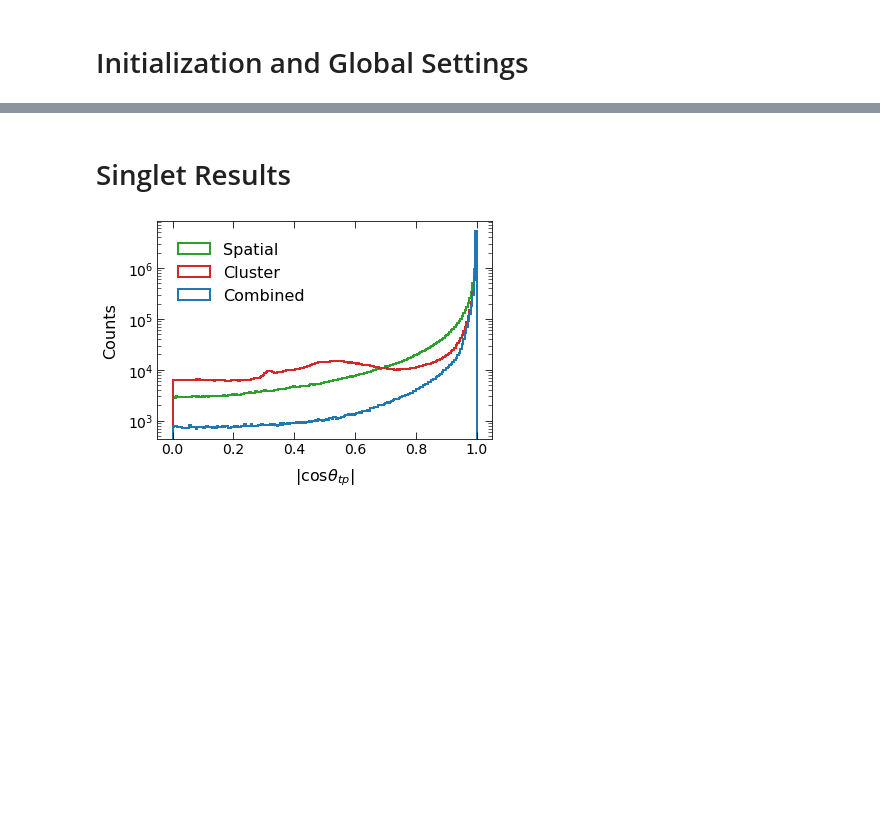
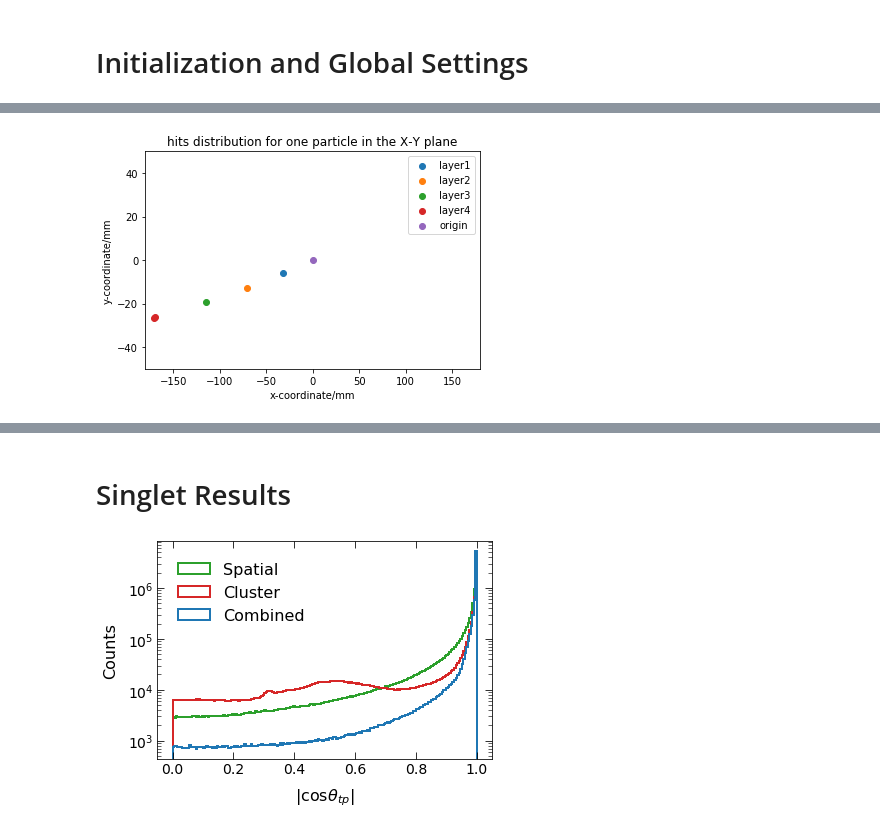
Before and after one commit to jxi24/TrackML, a Jupyter notebook: Results/result.ipynb, the cells around one changed output, grey strips where cells are left out. Saved outputs shown, nothing was run; the diff lists cells and outputs as text; code cells hidden in the pictures; blank space fills up the shorter version.

```diff
--- a/Results/result.ipynb
+++ b/Results/result.ipynb
@@ -26,0 +81,30 @@ def make_figure_axes(figsize=None):
+# %%
+particle_x_2 = np.load('sample_particle_x_2.npy')
+particle_x_4 = np.load('sample_particle_x_4.npy')
+particle_x_6 = np.load('sample_particle_x_6.npy')
+particle_x_8 = np.load('sample_particle_x_8.npy')
+
+particle_y_2 = np.load('sample_particle_y_2.npy')
+particle_y_4 = np.load('sample_particle_y_4.npy')
+particle_y_6 = np.load('sample_particle_y_6.npy')
+particle_y_8 = np.load('sample_particle_y_8.npy')
+
+particle_z_2 = np.load('sample_particle_z_2.npy')
+particle_z_4 = np.load('sample_particle_z_4.npy')
+particle_z_6 = np.load('sample_particle_z_6.npy')
+particle_z_8 = np.load('sample_particle_z_8.npy')
+# %%
+plt.scatter(particle_x_2, particle_y_2)
+plt.scatter(particle_x_4, particle_y_4)
+plt.scatter(particle_x_6, particle_y_6)
+plt.scatter(particle_x_8, particle_y_8)
+plt.scatter(0, 0)
+plt.xlim([-180, 180])
+plt.ylim([-50, 50])
+plt.xlabel('x-coordinate/mm')
+plt.ylabel('y-coordinate/mm')
+plt.legend(['layer1', 'layer2', 'layer3', 'layer4', 'origin'])
+plt.title('hits distribution for one particle in the X-Y plane')
+plt.savefig('sample hits of one particle in x-y.pdf')
+# %% [output]
+[figure, added]
```
Also changed, not shown: parts of 5 cells of this notebook, 32 other files.
